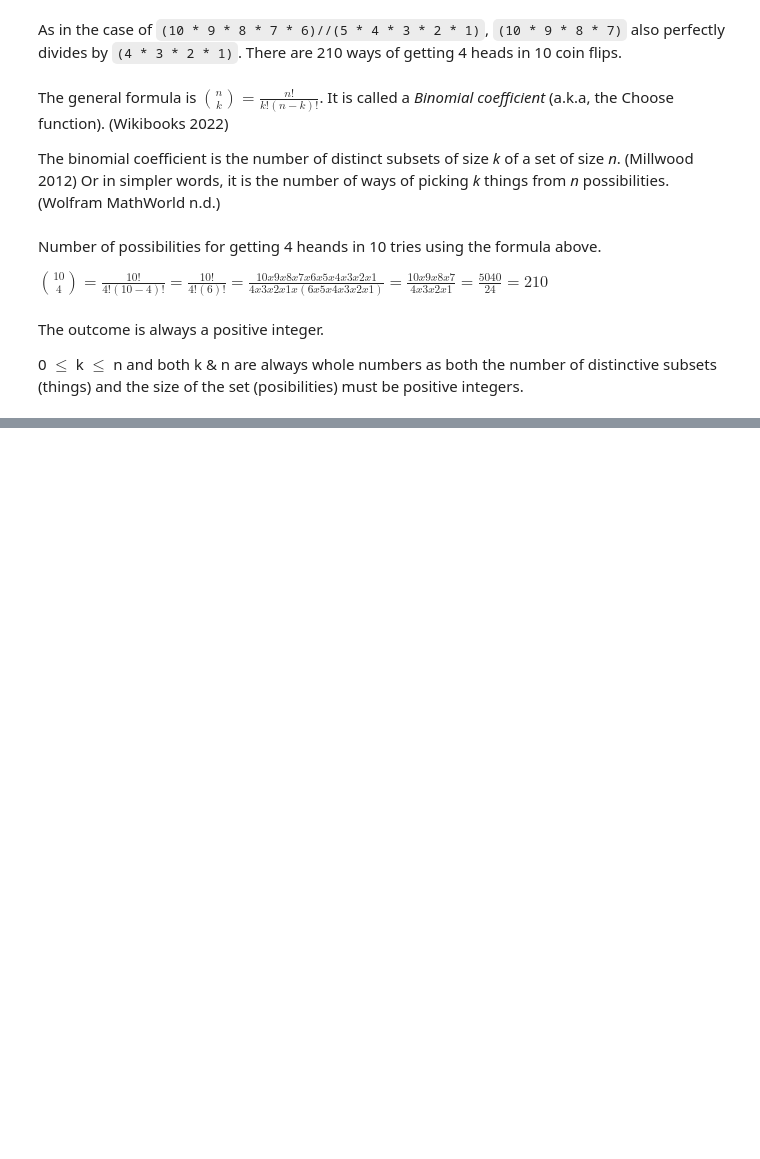
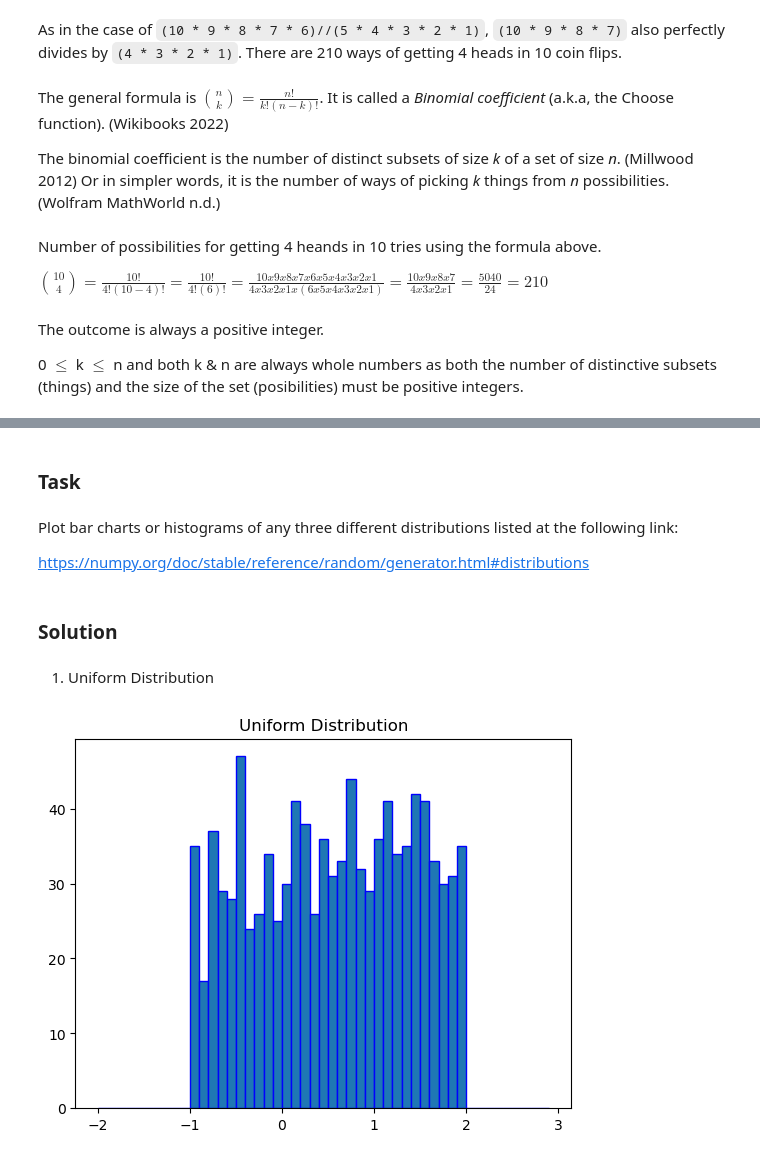
Before and after one commit to dariairad/fda-project1, a Jupyter notebook: 2. Randomness.ipynb, the cells around one changed output, grey strips where cells are left out. Cells and saved outputs as stored; diff of their text form; code cells hidden in the pictures; blank space fills up the shorter version.

Commit message:
2.Randomness. Exercise 2 & 3

```diff
--- a/2. Randomness.ipynb
+++ b/2. Randomness.ipynb
@@ -44,0 +65,8 @@ Wolfram MathWorld (n.d.). *Binomial Coefficient.* Online at https://mathworld.wo
+# %% [markdown]
+### Task
+# %% [markdown]
+Plot bar charts or histograms of any three different distributions listed at the following link:
+
+[https://numpy.org/doc/stable/reference/random/generator.html#distributions](https://numpy.org/doc/stable/reference/random/generator.html#distributions)
+# %% [markdown]
+### Solution
@@ -44,0 +77,17 @@ Wolfram MathWorld (n.d.). *Binomial Coefficient.* Online at https://mathworld.wo
+# %% [markdown]
+1. Uniform Distribution
+# %%
+# Creating a new instance of a random number generator.
+rng = np.random.default_rng(0)
+
+# Generating 10000 numbers on a uniform distribution.
+u_samples = rng.uniform(-1, 2, 1000) # low (lower boundry), high (upper boundry), size
+
+bin = np.arange(-2,3,0.1)
+
+plt.hist(u_samples, bins=bin, edgecolor='blue')
+plt.title('Uniform Distribution')
+
+plt.show()
+# %% [output]
+[figure, added]
```
Also changed, not shown: parts of 13 cells of this notebook.
